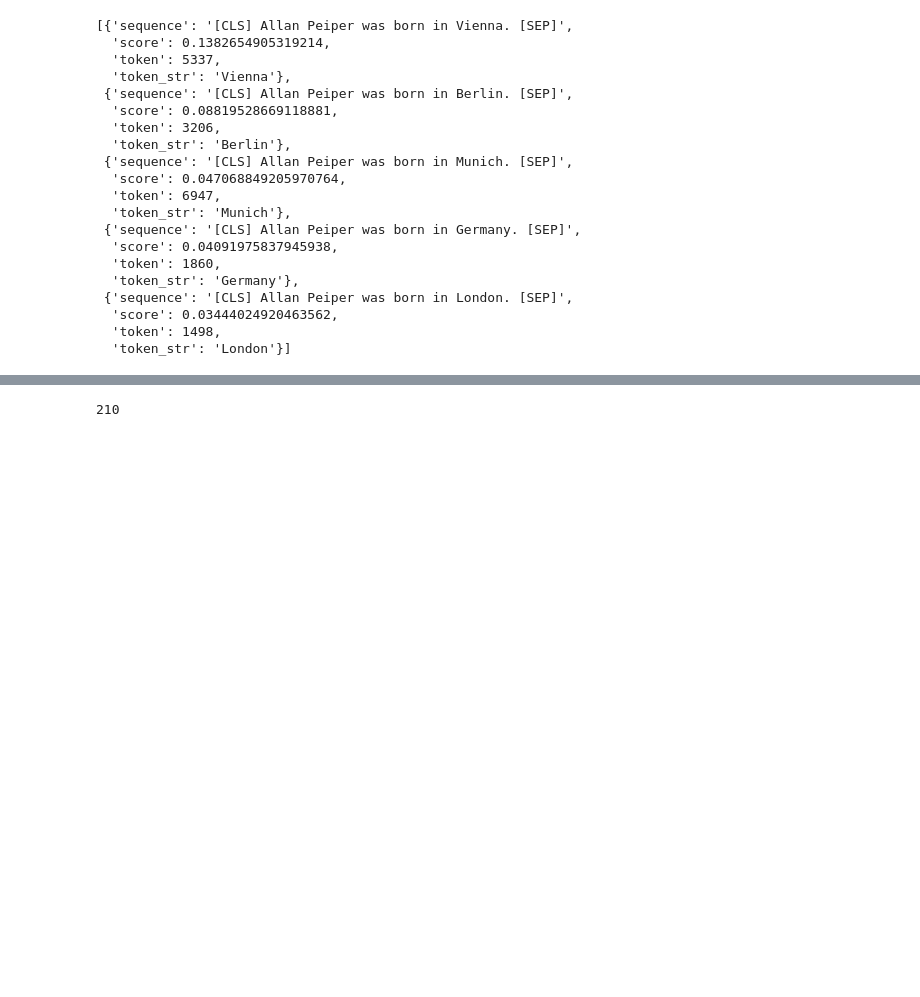
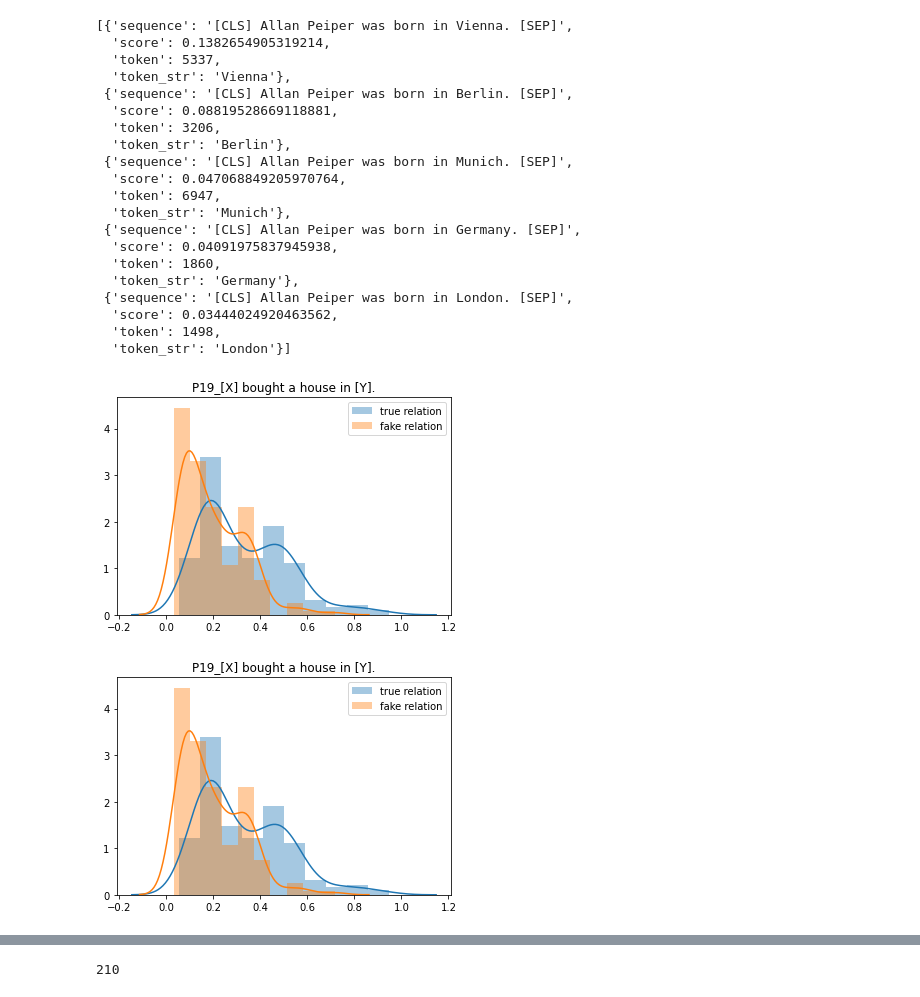
Before and after one commit to yanaiela/lm_meaning, a Jupyter notebook: notebooks/analyze_distributions.ipynb, the cells around one changed output, grey strips where cells are left out. Saved outputs shown, nothing was run; the diff lists cells and outputs as text; code cells hidden in the pictures; blank space fills up the shorter version.

```diff
--- a/notebooks/analyze_distributions.ipynb
+++ b/notebooks/analyze_distributions.ipynb
@@ -60,3 +87,14 @@ import numpy as np
+# %%
+sns.distplot(np.array(base_probs), label='true relation')
+sns.distplot(np.array(other_probs), label='fake relation')
+
+plt.legend();
+plt.title(f'{pattern_name}_{other_patterns[6]}');
+
+plt.show()
+# %% [output]
+[figure, added]
+[figure, added]
 # %%
 sns.distplot(np.array(base_probs), label='true relation')
 sns.distplot(np.array(other_probs), label='fake relation')
```
Also changed, not shown: parts of 13 cells of this notebook, 5 other files.
